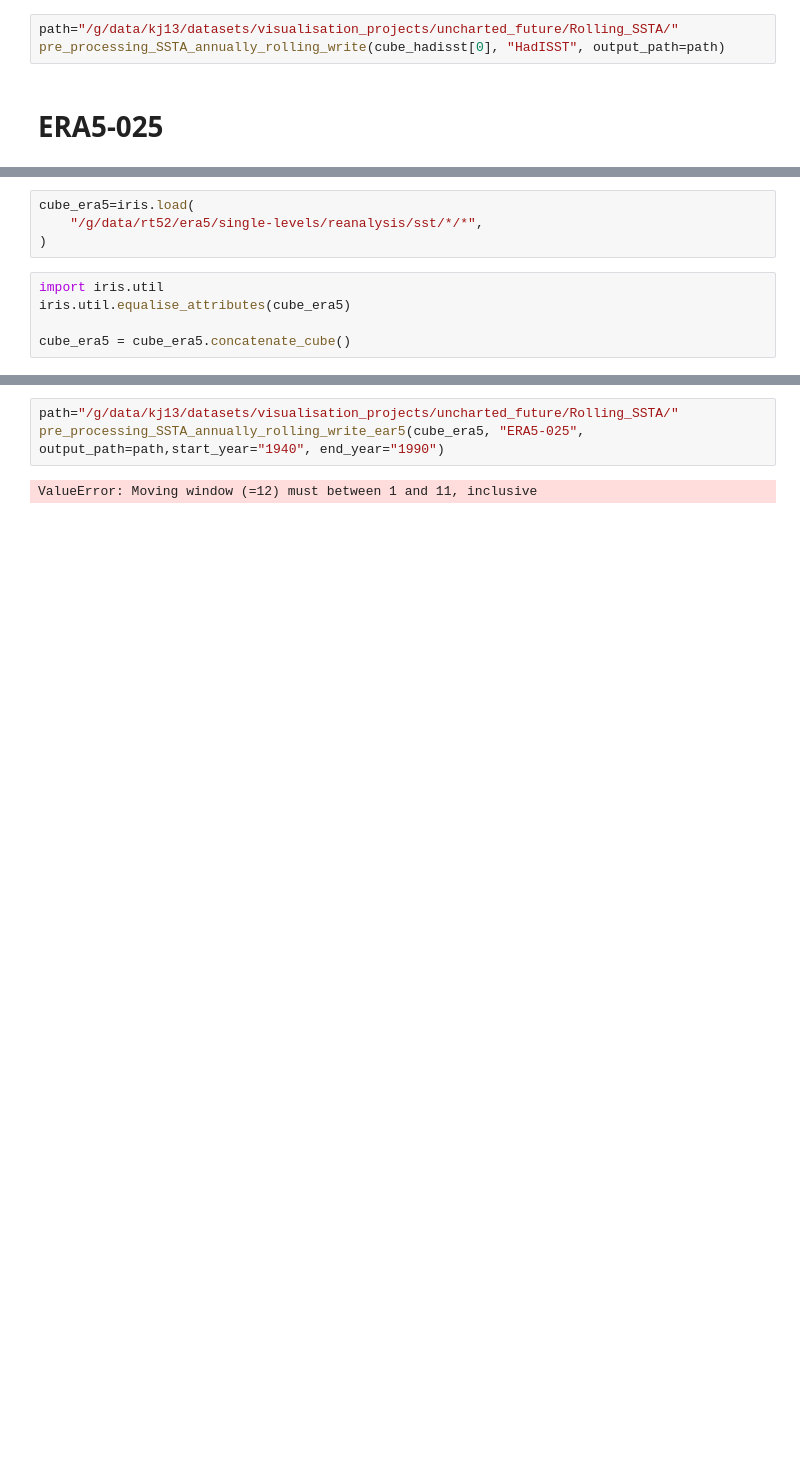
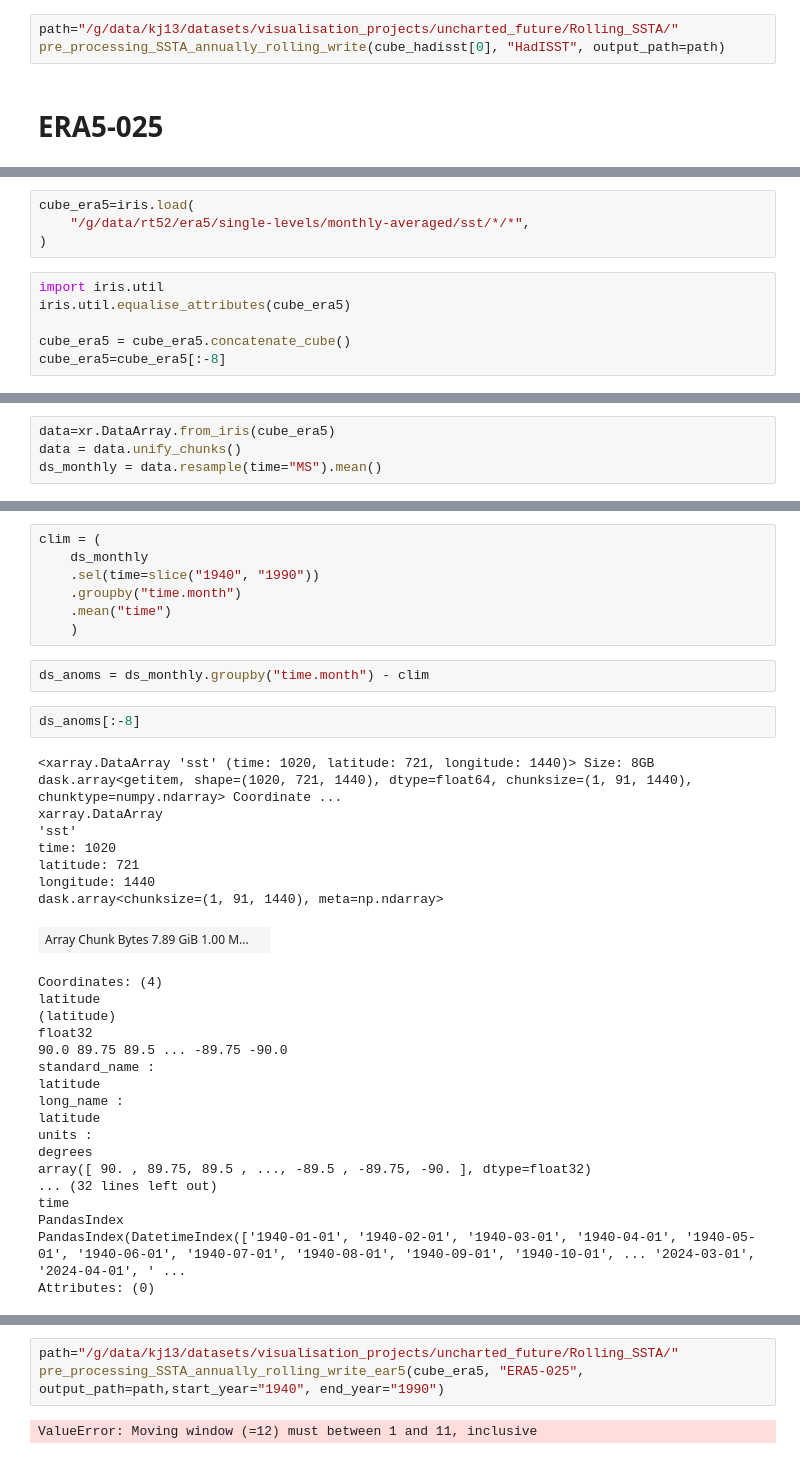
Before and after one commit to ACCESS-NRI/visualisations, a Jupyter notebook: data_pre_processing.ipynb, the cells around one changed output, grey strips where cells are left out. Drawn from its saved outputs; the diff is of its cells as text; blank space fills up the shorter version.

```diff
--- a/data_pre_processing.ipynb
+++ b/data_pre_processing.ipynb
@@ -300,9 +314,10 @@ files_era5=glob.glob("/g/data/rt52/era5/single-levels/reanalysis/sst/*/*")
 # %%
 cube_era5=iris.load(
-    "/g/data/rt52/era5/single-levels/reanalysis/sst/*/*",
+    "/g/data/rt52/era5/single-levels/monthly-averaged/sst/*/*",
 )
 # %%
 import iris.util
 iris.util.equalise_attributes(cube_era5)
 
 cube_era5 = cube_era5.concatenate_cube()
+cube_era5=cube_era5[:-8]
@@ -339,0 +352,4 @@ def pre_processing_SSTA_annually_rolling_write_ear5(cube, dataset_name, output_p
+# %%
+data=xr.DataArray.from_iris(cube_era5)
+data = data.unify_chunks()
+ds_monthly = data.resample(time="MS").mean()
@@ -339,0 +384,37 @@ def pre_processing_SSTA_annually_rolling_write_ear5(cube, dataset_name, output_p
+# %%
+clim = (
+    ds_monthly
+    .sel(time=slice("1940", "1990"))
+    .groupby("time.month")
+    .mean("time")
+    )
+# %%
+ds_anoms = ds_monthly.groupby("time.month") - clim
+# %%
+ds_anoms[:-8]
+# %% [output]
+<xarray.DataArray 'sst' (time: 1020, latitude: 721, longitude: 1440)> Size: 8GB dask.array<getitem, shape=(1020, 721, 1440), dtype=float64, chunksize=(1, 91, 1440), chunktype=numpy.ndarray> Coordinate ...
+xarray.DataArray
+'sst'
+time: 1020
+latitude: 721
+longitude: 1440
+dask.array<chunksize=(1, 91, 1440), meta=np.ndarray>
+| Array Chunk Bytes 7.89 GiB 1.00 M... |  |
+Coordinates: (4)
+latitude
+(latitude)
+float32
+90.0 89.75 89.5 ... -89.75 -90.0
+standard_name :
+latitude
+long_name :
+latitude
+units :
+degrees
+array([ 90. , 89.75, 89.5 , ..., -89.5 , -89.75, -90. ], dtype=float32)
+... (32 lines left out)
+time
+PandasIndex
+PandasIndex(DatetimeIndex(['1940-01-01', '1940-02-01', '1940-03-01', '1940-04-01', '1940-05-01', '1940-06-01', '1940-07-01', '1940-08-01', '1940-09-01', '1940-10-01', ... '2024-03-01', '2024-04-01', ' ...
+Attributes: (0)
```
Also changed, not shown: parts of 13 cells of this notebook.
